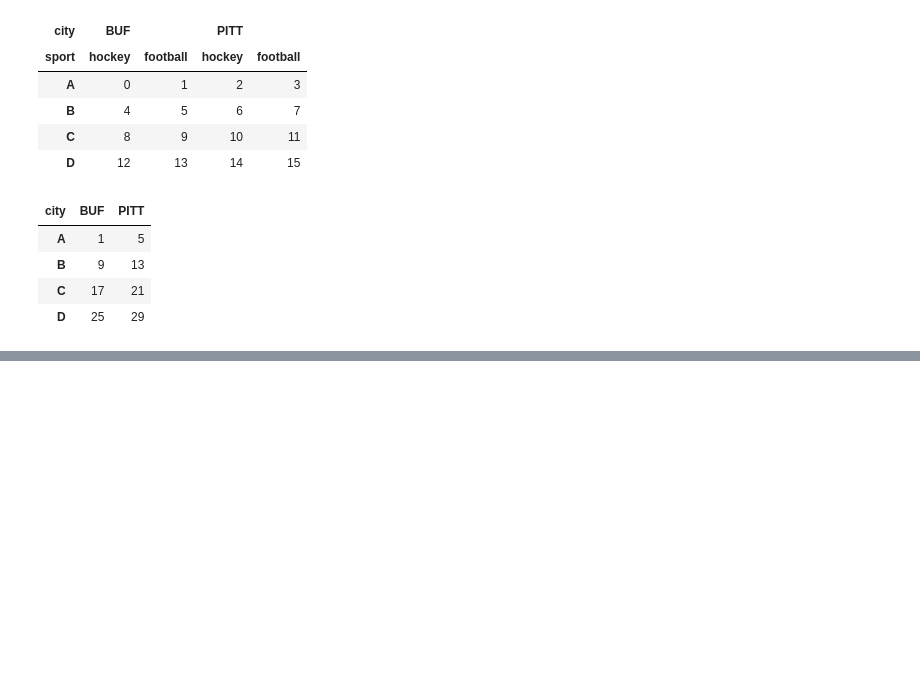
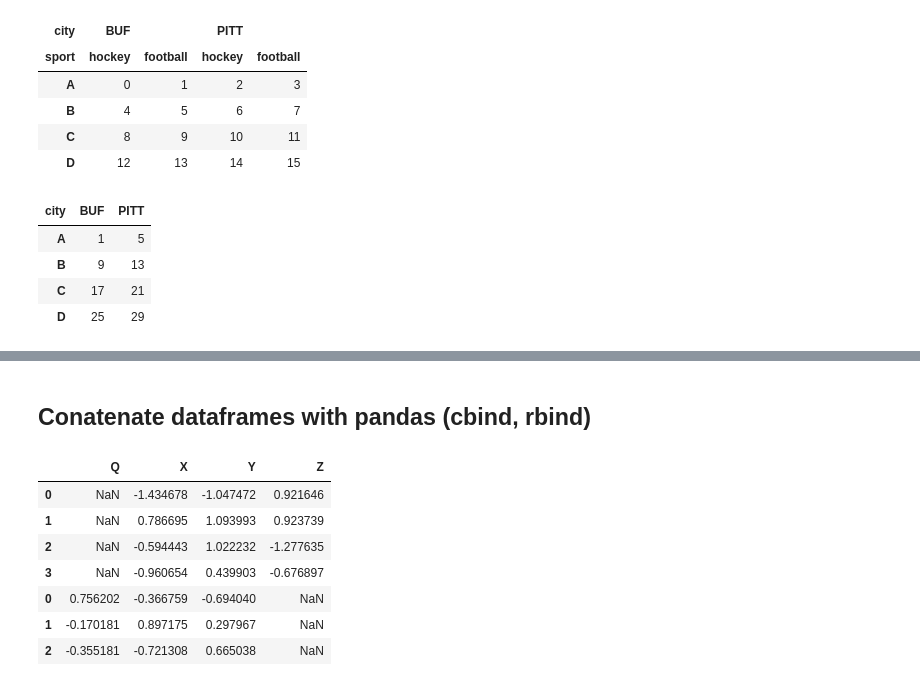
Before and after one commit to 41cells/udemy_course, a Jupyter notebook: Useful DataFrame Commands.ipynb, the cells around one changed output, grey strips where cells are left out. Saved outputs shown, nothing was run; the diff lists cells and outputs as text; code cells hidden in the pictures; blank space fills up the shorter version.

```diff
--- a/Useful DataFrame Commands.ipynb
+++ b/Useful DataFrame Commands.ipynb
@@ -439,0 +526,20 @@ df_mi.sum(level='city', axis=1)
+# %% [markdown]
+## Conatenate dataframes with pandas (cbind, rbind)
+# %%
+# Generate two dataframes for concatenating
+dframe1 = DataFrame(np.random.randn(4,3),
+                   columns=['X', 'Y', 'Z'])
+dframe2 = DataFrame(np.random.randn(3,3),
+                   columns=['Y', 'Q', 'X'])
+# %%
+# Concatenate based on columns (axis=0)
+pd.concat(objs=[dframe1, dframe2],axis=0)
+# %% [output]
+|  | Q | X | Y | Z |
+| 0 | NaN | -1.434678 | -1.047472 | 0.921646 |
+| 1 | NaN | 0.786695 | 1.093993 | 0.923739 |
+| 2 | NaN | -0.594443 | 1.022232 | -1.277635 |
+| 3 | NaN | -0.960654 | 0.439903 | -0.676897 |
+| 0 | 0.756202 | -0.366759 | -0.694040 | NaN |
+| 1 | -0.170181 | 0.897175 | 0.297967 | NaN |
+| 2 | -0.355181 | -0.721308 | 0.665038 | NaN |
```
Also changed, not shown: parts of 16 cells of this notebook.
